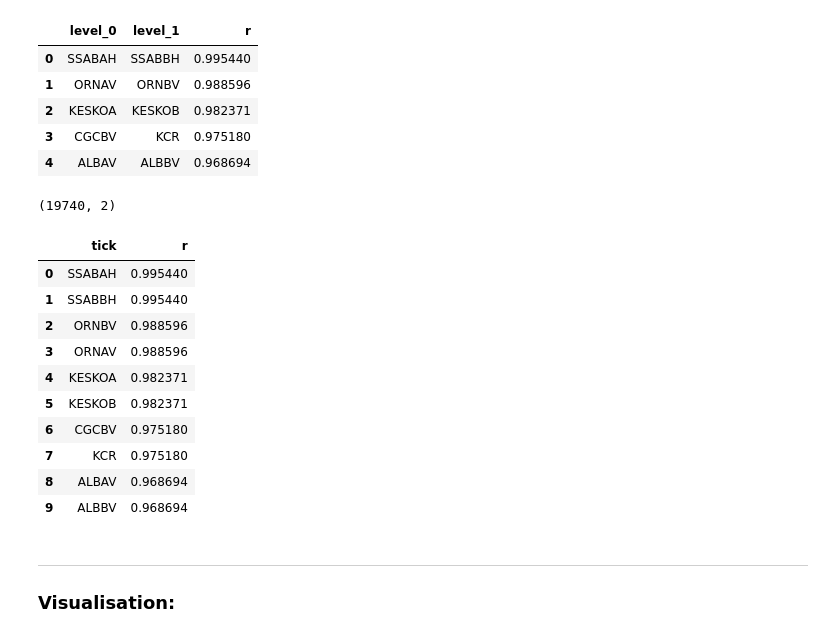
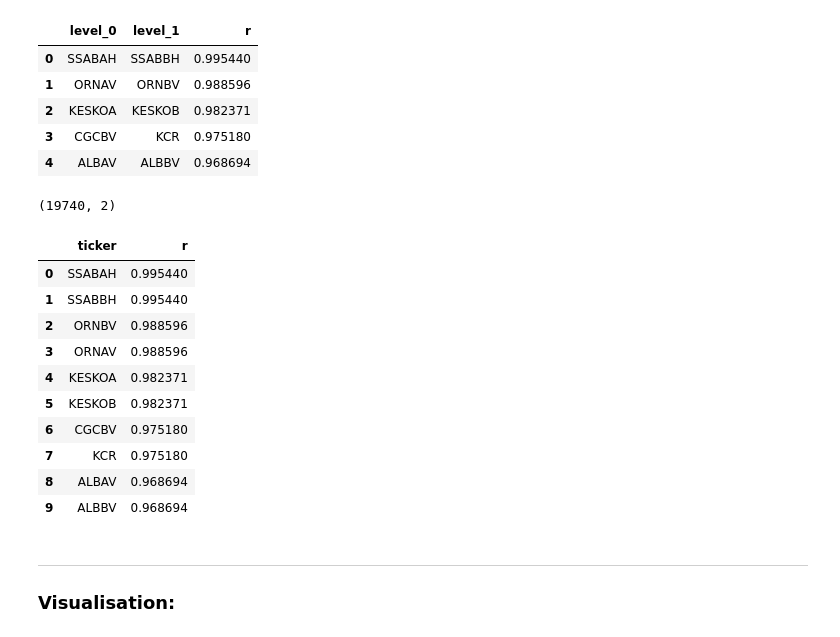
Before and after one commit to juigmend/python-miscellaneous, a Jupyter notebook: Correlation_Nasdaq_Nordic_DEMO.ipynb, the cells around one changed output. Cells and saved outputs as stored; diff of their text form; code cells hidden in the pictures.

```diff
--- a/Correlation_Nasdaq_Nordic_DEMO.ipynb
+++ b/Correlation_Nasdaq_Nordic_DEMO.ipynb
@@ -239,16 +239,16 @@ corr_df.head()
 # %%
 # Rearrange sequentially:
 
 corr_id_df = pd.concat([corr_df.iloc[:,0],corr_df.iloc[:,1]]).sort_index().reset_index(drop=True)
 corr_r_df = pd.concat([corr_df.iloc[:,2:],corr_df.iloc[:,2:]]).sort_index().reset_index(drop=True)
 corr_id_r_df = pd.concat( [corr_id_df,corr_r_df] , axis = 1 )
-corr_id_r_df.rename( columns = { 0 : 'tick'}, inplace = True )
+corr_id_r_df.rename( columns = { 0 : 'ticker'}, inplace = True )
 
 print(corr_id_r_df.shape)
 corr_id_r_df.iloc[:10]
 # %% [output]
 (19740, 2)
-|  | tick | r |
+|  | ticker | r |
 | 0 | SSABAH | 0.995440 |
 | 1 | SSABBH | 0.995440 |
 | 2 | ORNBV | 0.988596 |
```
Also changed, not shown: parts of 6 cells of this notebook.
